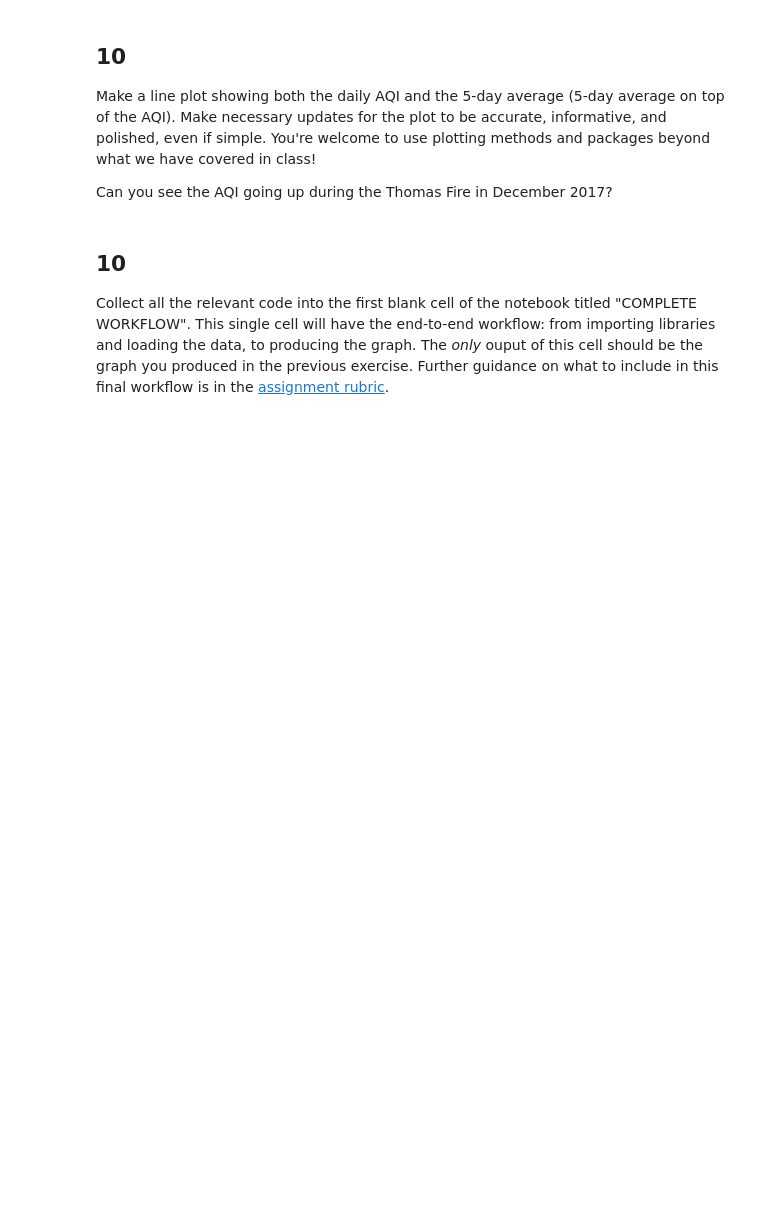
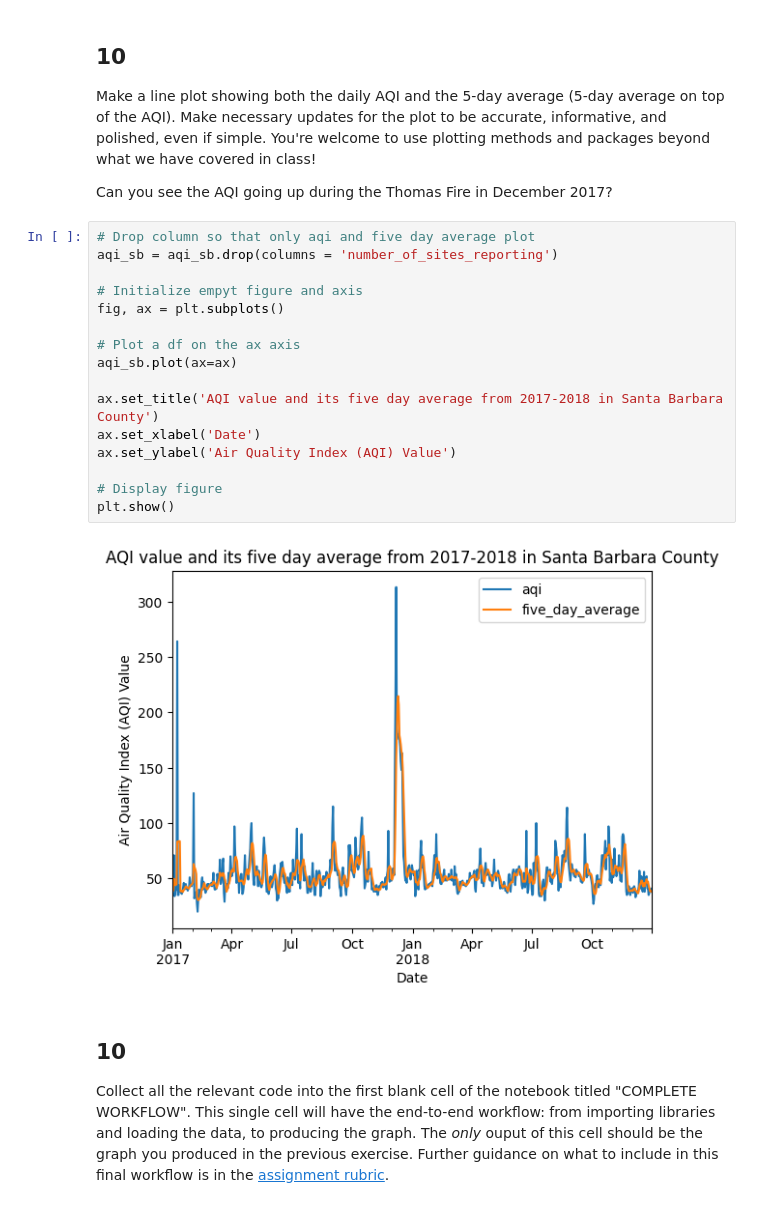
Before and after one commit to tommats00/eds220-hwk2, a Jupyter notebook: hwk2-task3-aqi.ipynb, the cells around one changed output. Cells and saved outputs as stored; diff of their text form; blank space fills up the shorter version.

```diff
--- a/hwk2-task3-aqi.ipynb
+++ b/hwk2-task3-aqi.ipynb
@@ -323,6 +382,24 @@ aqi_sb
 Make a line plot showing both the daily AQI and the 5-day average (5-day average on top of the AQI). Make necessary updates for the plot to be accurate, informative, and polished, even if simple. You're welcome to use plotting methods and packages beyond what we have covered in class!
 
 Can you see the AQI going up during the Thomas Fire in December 2017?
+# %%
+# Drop column so that only aqi and five day average plot
+aqi_sb = aqi_sb.drop(columns = 'number_of_sites_reporting')
+
+# Initialize empyt figure and axis
+fig, ax = plt.subplots()
+
+# Plot a df on the ax axis
+aqi_sb.plot(ax=ax)
+
+ax.set_title('AQI value and its five day average from 2017-2018 in Santa Barbara County')
+ax.set_xlabel('Date')
+ax.set_ylabel('Air Quality Index (AQI) Value')
+
+# Display figure
+plt.show()
+# %% [output]
+[figure, added]
 # %% [markdown]
 ## 10
 
```
Also changed, not shown: parts of 4 cells of this notebook.
